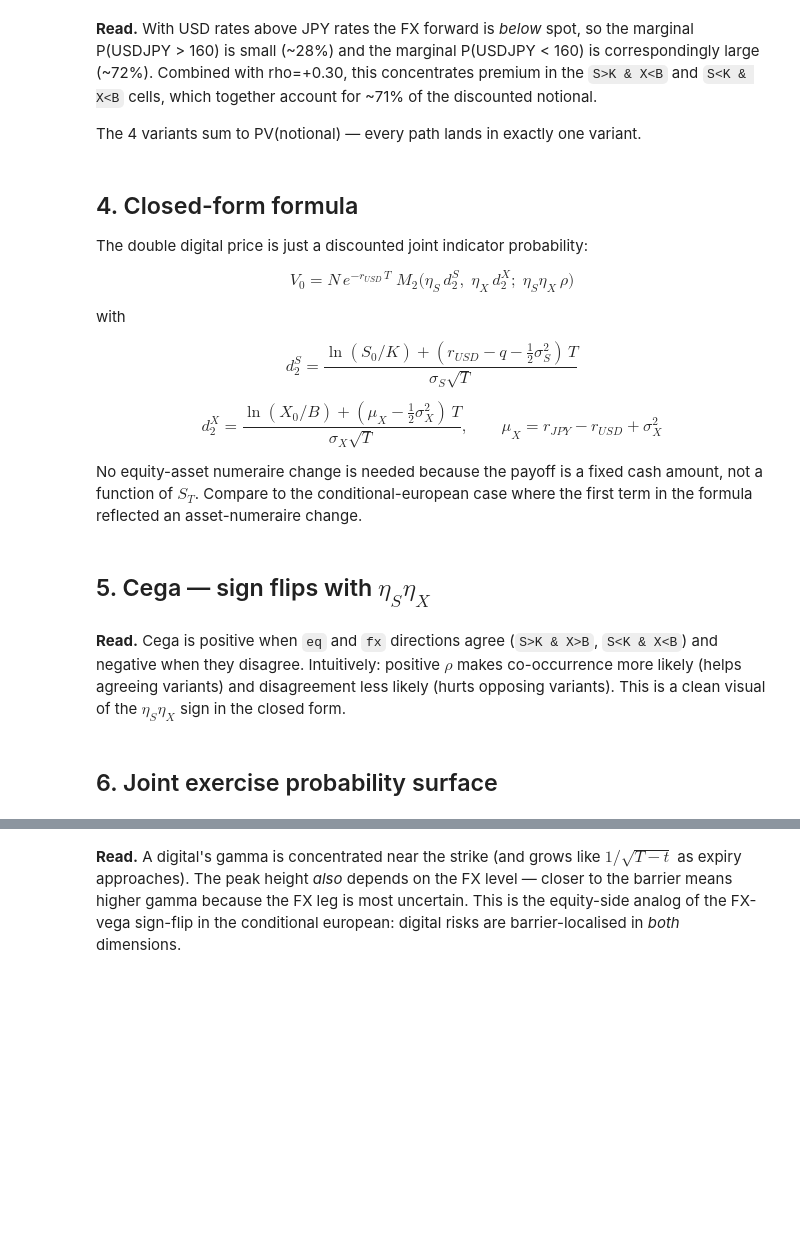
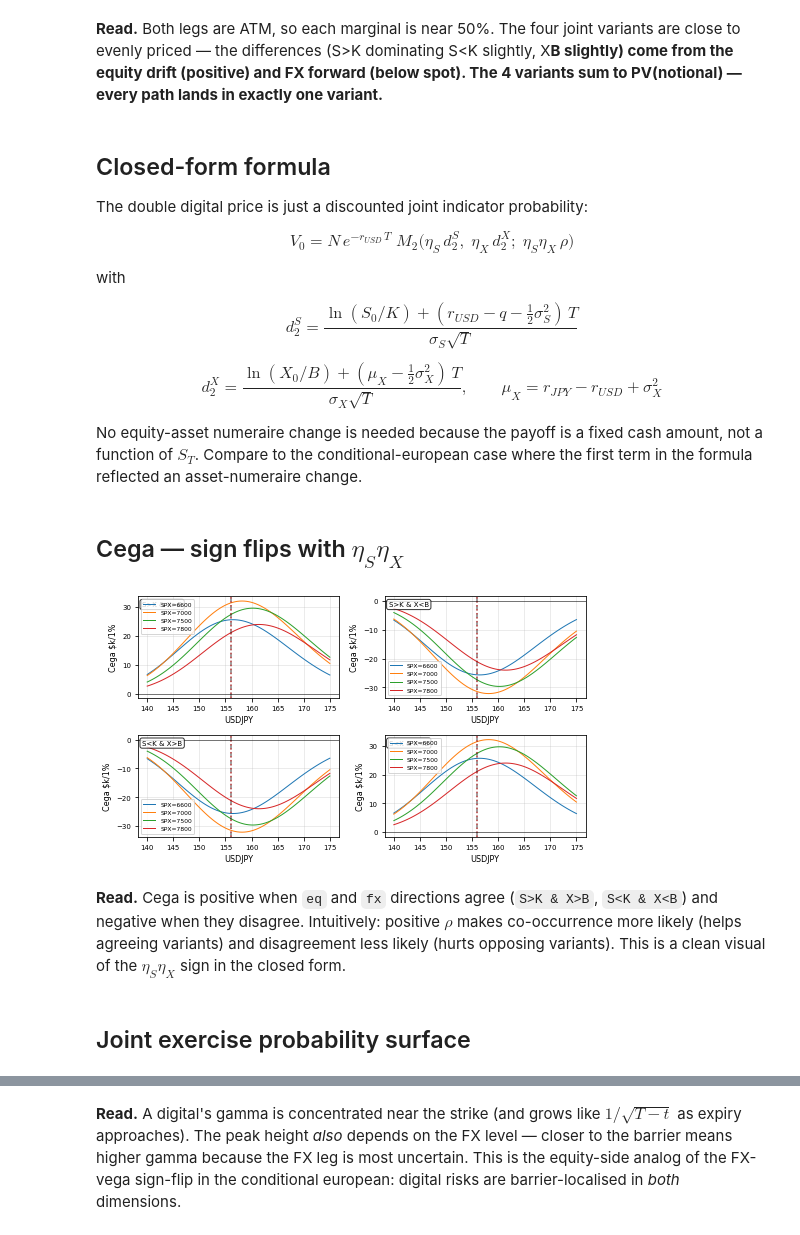
Before and after one commit to Johnny-Alexander/eq-fx-hybrid, a Jupyter notebook: notebooks/digital.ipynb, the cells around one changed output, grey strips where cells are left out. Drawn from its saved outputs; the diff is of its cells as text; code cells hidden in the pictures; blank space fills up the shorter version.

```diff
--- a/notebooks/digital.ipynb
+++ b/notebooks/digital.ipynb
@@ -48,8 +37,8 @@ NOTIONAL = 20e6  # $20mm
 p = HybridInputs(
     S0=7200.0,    # SPX spot
     X0=156.0,     # USDJPY spot (JPY per USD)
-    K=7000.0,     # SPX strike
-    B=160.0,      # USDJPY barrier
+    K=7200.0,     # SPX strike
+    B=156.0,      # USDJPY barrier (= spot, ATM-barrier)
     T=0.5,        # 6 months
     r_d=0.045,    # USD rate (settlement currency, used for discounting)
     r_f=0.005,    # JPY rate (foreign side of USDJPY)
@@ -142,9 +230,7 @@ print(f"Difference:         ${(total - pv_N)/1e6:+.2e}mm  (zero to floating poin
-# %% [markdown]
-**Read.** With USD rates above JPY rates the FX forward is *below* spot, so the marginal P(USDJPY > 160) is small (~28%) and the marginal P(USDJPY < 160) is correspondingly large (~72%). Combined with rho=+0.30, this concentrates premium in the `S>K & X<B` and `S<K & X<B` cells, which together account for ~71% of the discounted notional.
-
-The 4 variants sum to PV(notional) — every path lands in exactly one variant.
+# %% [markdown]
+**Read.** Both legs are ATM, so each marginal is near 50%. The four joint variants are close to evenly priced — the differences (S>K dominating S<K slightly, X<B dominating X>B slightly) come from the equity drift (positive) and FX forward (below spot). The 4 variants sum to PV(notional) — every path lands in exactly one variant.
 # %% [markdown]
-## 4. Closed-form formula
+## Closed-form formula
 
 The double digital price is just a discounted joint indicator probability:
 
@@ -158,34 +244,38 @@ $$d_2^X = \frac{\ln(X_0/B) + (\mu_X - \tfrac{1}{2}\sigma_X^2)\,T}{\sigma_X\sqrt{
 
 No equity-asset numeraire change is needed because the payoff is a fixed cash amount, not a function of $S_T$. Compare to the conditional-european case where the first term in the formula reflected an asset-numeraire change.
 # %% [markdown]
-## 5. Cega — sign flips with $\eta_S\eta_X$
+## Cega — sign flips with $\eta_S\eta_X$
 # %%
 def dd_at(S0, X0, eq_dir="above", fx_dir="above", **ov):
     return price_double_digital(replace(p, S0=S0, X0=X0, **ov),
                                 notional=NOTIONAL_PAY, eq_dir=eq_dir, fx_dir=fx_dir)["price"]
 
 def dd_cega(S0, X0, eq_dir="above", fx_dir="above", drho=0.01, **ov):
     up = dd_at(S0, X0, eq_dir, fx_dir, **{**ov, "rho": p.rho + drho})
     dn = dd_at(S0, X0, eq_dir, fx_dir, **{**ov, "rho": p.rho - drho})
     return (up - dn) / 2
 
 fx_grid = np.linspace(140, 175, 80)
-fig, axes = plt.subplots(2, 2, figsize=(14, 9))
+fig, axes = plt.subplots(2, 2, figsize=(7, 4))
 for ax, (eq_dir, fx_dir, lbl) in zip(axes.flat, variants_d):
     for S0 in [6600, 7000, 7500, 7800]:
         cs = [dd_cega(S0, x, eq_dir, fx_dir) / 1e3 for x in fx_grid]
-        ax.plot(fx_grid, cs, label=f"SPX={S0}", linewidth=2)
+        ax.plot(fx_grid, cs, label=f"SPX={S0}", linewidth=1)
     ax.axvline(p.B, color="k", ls="--", alpha=0.5)
     ax.axvline(p.X0, color="red", ls=":", alpha=0.5)
     ax.axhline(0, color="black", linewidth=0.5)
-    ax.set_title(lbl); ax.set_xlabel("USDJPY"); ax.set_ylabel("Cega ($k per 1% corr)")
-    ax.legend(fontsize=8); ax.grid(alpha=0.3)
-plt.suptitle("Double Digital: Cega across the 4 variants", y=1.00, fontsize=13)
+    ax.set_xlabel("USDJPY", fontsize=8); ax.set_ylabel("Cega $k/1%", fontsize=8)
+    ax.text(0.02, 0.95, lbl, transform=ax.transAxes, fontsize=7, va="top",
+            bbox=dict(boxstyle="round", facecolor="white", alpha=0.8))
+    ax.legend(fontsize=6); ax.grid(alpha=0.3)
+    ax.tick_params(labelsize=7)
 plt.tight_layout(); plt.show()
+# %% [output]
+[figure, added]
 # %% [markdown]
 **Read.** Cega is positive when `eq` and `fx` directions agree (`S>K & X>B`, `S<K & X<B`) and negative when they disagree. Intuitively: positive $\rho$ makes co-occurrence more likely (helps agreeing variants) and disagreement less likely (hurts opposing variants). This is a clean visual of the $\eta_S\eta_X$ sign in the closed form.
 # %% [markdown]
-## 6. Joint exercise probability surface
+## Joint exercise probability surface
 # %%
 spx_g = np.linspace(p.K - 1500, p.K + 1500, 60)
 fx_g  = np.linspace(p.B - 20,   p.B + 20,    60)
```
Also changed, not shown: parts of 22 cells of this notebook, 1 other file.
